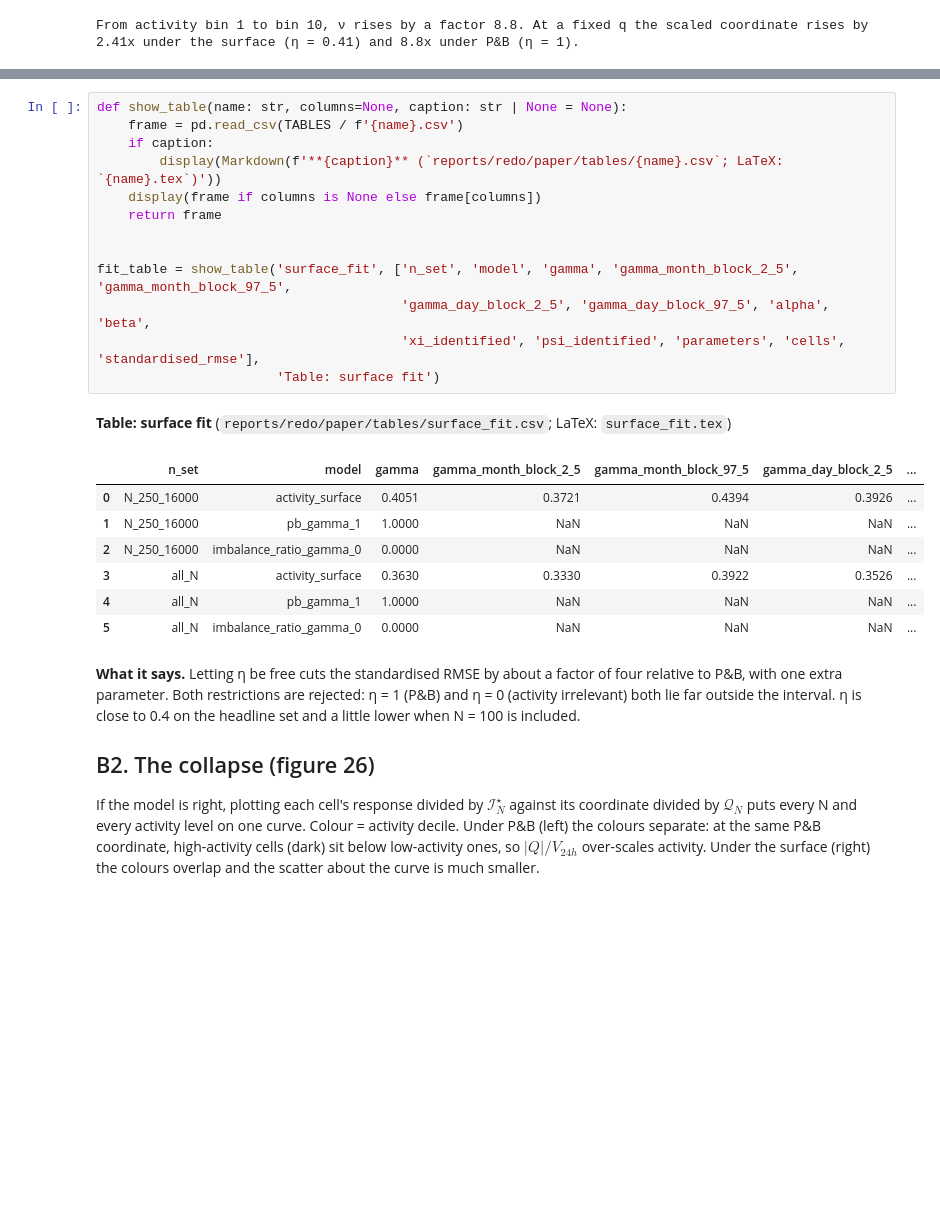
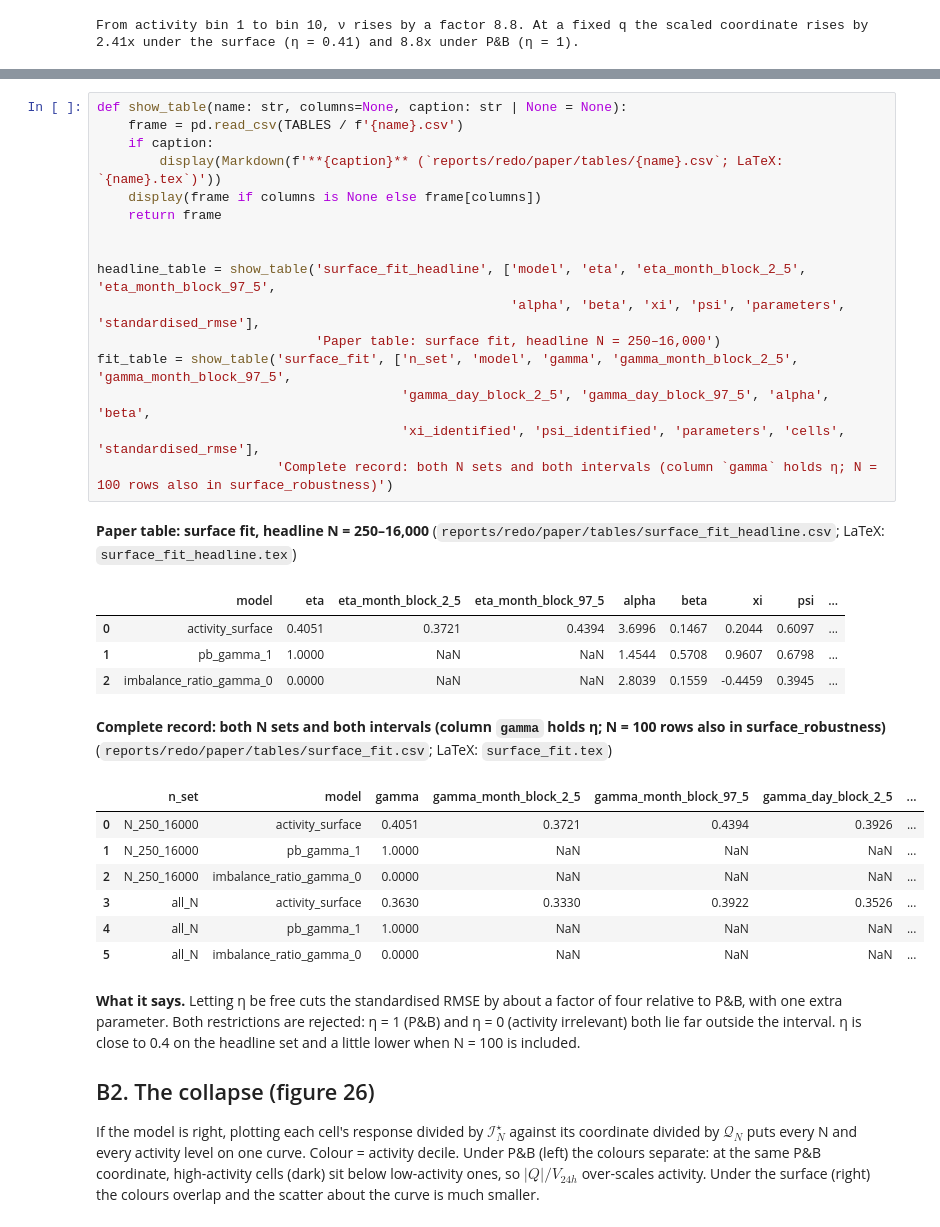
Before and after one commit to pdmillington/market-impact-research, a Jupyter notebook: crypto-impact-study/notebooks/ActivitySurface.ipynb, the cells around one changed output, grey strips where cells are left out. Cells and saved outputs as stored; diff of their text form; blank space fills up the shorter version.

Commit message:
Include reduced size table of fit

```diff
--- a/crypto-impact-study/notebooks/ActivitySurface.ipynb
+++ b/crypto-impact-study/notebooks/ActivitySurface.ipynb
@@ -228,25 +231,33 @@ The common surface and its two restricted versions, fitted on the same cells. Tw
 # %%
 def show_table(name: str, columns=None, caption: str | None = None):
     frame = pd.read_csv(TABLES / f'{name}.csv')
     if caption:
         display(Markdown(f'**{caption}** (`reports/redo/paper/tables/{name}.csv`; LaTeX: `{name}.tex`)'))
     display(frame if columns is None else frame[columns])
     return frame
 
 
+headline_table = show_table('surface_fit_headline', ['model', 'eta', 'eta_month_block_2_5', 'eta_month_block_97_5',
+                                                     'alpha', 'beta', 'xi', 'psi', 'parameters', 'standardised_rmse'],
+                            'Paper table: surface fit, headline N = 250–16,000')
 fit_table = show_table('surface_fit', ['n_set', 'model', 'gamma', 'gamma_month_block_2_5', 'gamma_month_block_97_5',
                                        'gamma_day_block_2_5', 'gamma_day_block_97_5', 'alpha', 'beta',
                                        'xi_identified', 'psi_identified', 'parameters', 'cells', 'standardised_rmse'],
-                       'Table: surface fit')
+                       'Complete record: both N sets and both intervals (column `gamma` holds η; N = 100 rows also in surface_robustness)')
 # %% [output]
-**Table: surface fit** (`reports/redo/paper/tables/surface_fit.csv`; LaTeX: `surface_fit.tex`)
+**Paper table: surface fit, headline N = 250–16,000** (`reports/redo/paper/tables/surface_fit_headline.csv`; LaTeX: `surface_fit_headline.tex`)
-|  | n_set | model | gamma | gamma_month_block_2_5 | gamma_month_block_97_5 | gamma_day_block_2_5 | ... |
-| 0 | N_250_16000 | activity_surface | 0.4051 | 0.3721 | 0.4394 | 0.3926 | ... |
-| 1 | N_250_16000 | pb_gamma_1 | 1.0000 | NaN | NaN | NaN | ... |
-| 2 | N_250_16000 | imbalance_ratio_gamma_0 | 0.0000 | NaN | NaN | NaN | ... |
-| 3 | all_N | activity_surface | 0.3630 | 0.3330 | 0.3922 | 0.3526 | ... |
-| 4 | all_N | pb_gamma_1 | 1.0000 | NaN | NaN | NaN | ... |
-| 5 | all_N | imbalance_ratio_gamma_0 | 0.0000 | NaN | NaN | NaN | ... |
+|  | model | eta | eta_month_block_2_5 | eta_month_block_97_5 | alpha | beta | xi | psi | ... |
+| 0 | activity_surface | 0.4051 | 0.3721 | 0.4394 | 3.6996 | 0.1467 | 0.2044 | 0.6097 | ... |
+| 1 | pb_gamma_1 | 1.0000 | NaN | NaN | 1.4544 | 0.5708 | 0.9607 | 0.6798 | ... |
+| 2 | imbalance_ratio_gamma_0 | 0.0000 | NaN | NaN | 2.8039 | 0.1559 | -0.4459 | 0.3945 | ... |
+**Complete record: both N sets and both intervals (column `gamma` holds η; N = 100 rows also in surface_robustness)** (`reports/redo/paper/tables/surface_fit.csv`; LaTeX: `surface_fit.tex`)
+|  | n_set | model | gamma | gamma_month_block_2_5 | gamma_month_block_97_5 | gamma_day_block_2_5 | ... |
+| 0 | N_250_16000 | activity_surface | 0.4051 | 0.3721 | 0.4394 | 0.3926 | ... |
+| 1 | N_250_16000 | pb_gamma_1 | 1.0000 | NaN | NaN | NaN | ... |
+| 2 | N_250_16000 | imbalance_ratio_gamma_0 | 0.0000 | NaN | NaN | NaN | ... |
+| 3 | all_N | activity_surface | 0.3630 | 0.3330 | 0.3922 | 0.3526 | ... |
+| 4 | all_N | pb_gamma_1 | 1.0000 | NaN | NaN | NaN | ... |
+| 5 | all_N | imbalance_ratio_gamma_0 | 0.0000 | NaN | NaN | NaN | ... |
 # %% [markdown]
 **What it says.** Letting η be free cuts the standardised RMSE by about a factor of four relative to P&B, with one
 extra parameter. Both restrictions are rejected: η = 1 (P&B) and η = 0 (activity irrelevant) both lie far outside the
```
Also changed, not shown: parts of 3 cells of this notebook, 8 other files.
